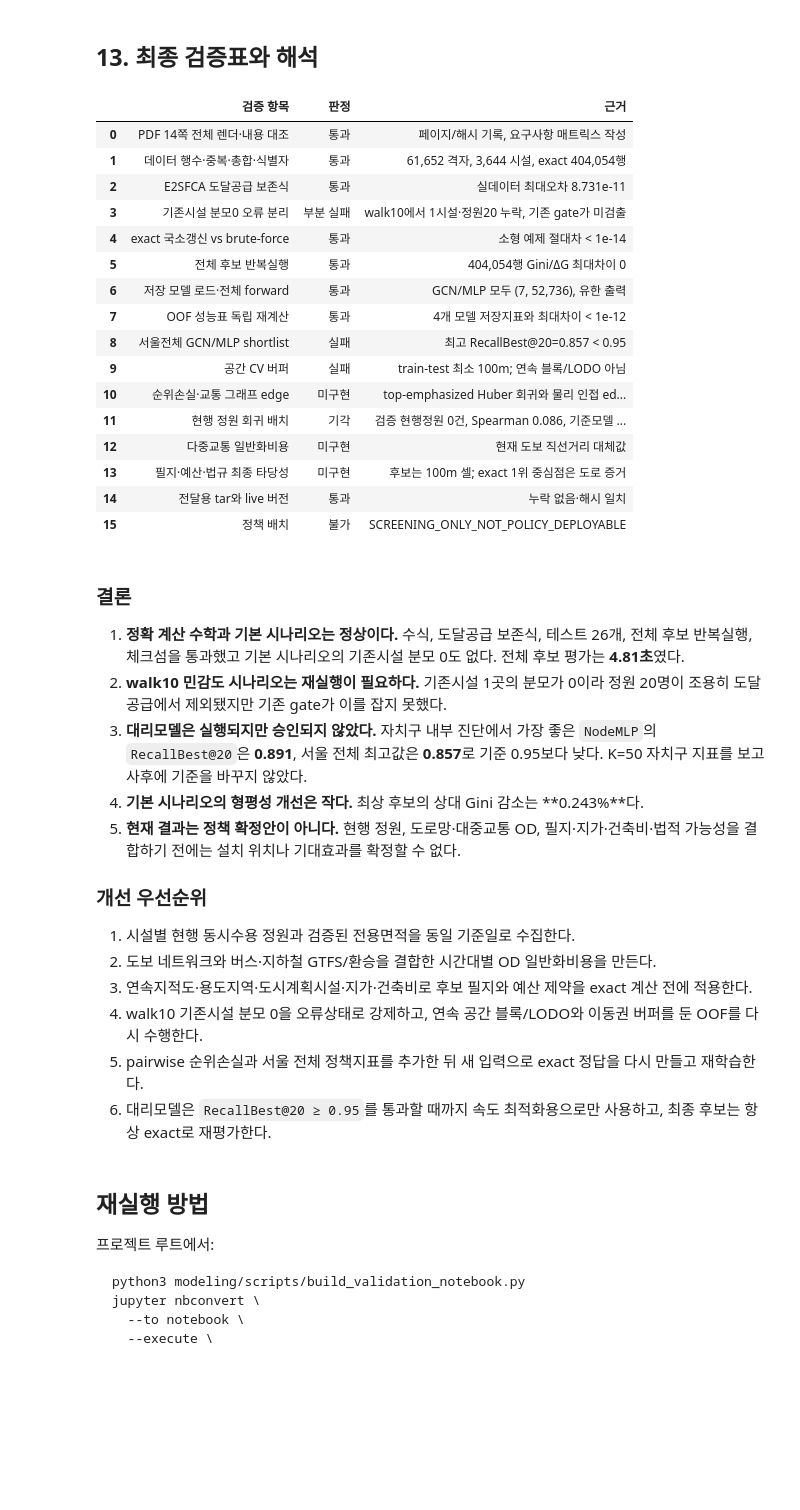
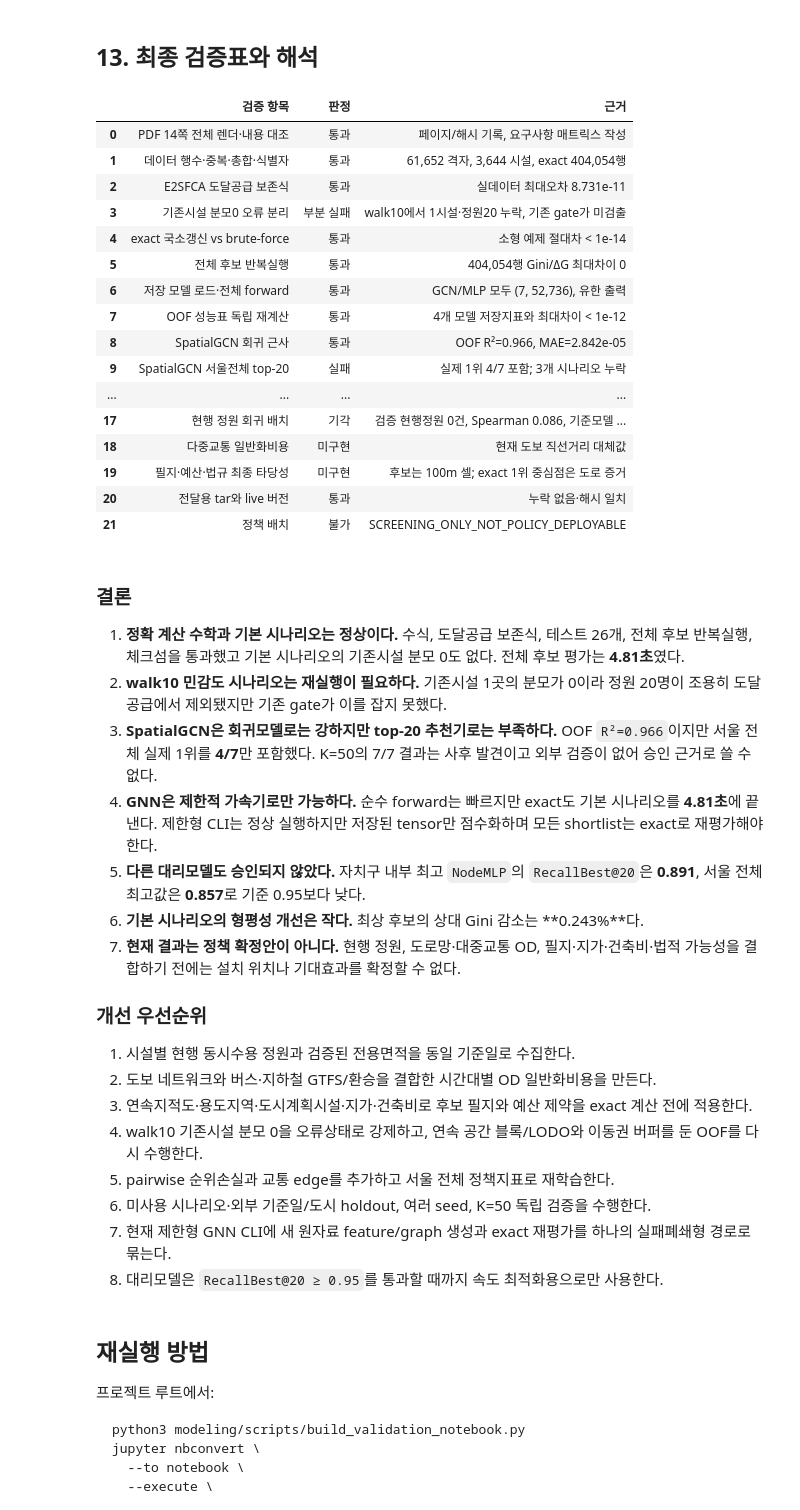
Before and after one commit to monitor5/Planning, a Jupyter notebook: modeling/notebooks/14_rewritten_model_revalidation.ipynb, the cells around one changed output. Drawn from its saved outputs; the diff is of its cells as text; code cells hidden in the pictures; blank space fills up the shorter version.

Commit message:
Strengthen GNN validation and runtime handoff

```diff
--- a/modeling/notebooks/14_rewritten_model_revalidation.ipynb
+++ b/modeling/notebooks/14_rewritten_model_revalidation.ipynb
@@ -1140,7 +1955,10 @@ import tarfile
 
 archive_path = MODELING / "artifacts" / "elder_guardian_model_run_20260727_improved.tar.gz"
 required_archive_members = {
+    "modeling/GNN_MODEL_CARD.md",
+    "modeling/scripts/predict_gnn.py",
     "modeling/scripts/retune_surrogate.py",
+    "modeling/artifacts/run_20260727_improved/gnn_deployment_contract.json",
     "modeling/artifacts/run_20260727_improved/mlp_surrogate.pt",
     "modeling/artifacts/run_20260727_improved/surrogate_ensemble.json",
     "modeling/artifacts/run_20260727_improved/surrogate_improvement.json",
@@ -1221,7 +2039,13 @@ scorecard = pd.DataFrame(
         ("전체 후보 반복실행", "통과", "404,054행 Gini/ΔG 최대차이 0"),
         ("저장 모델 로드·전체 forward", "통과", "GCN/MLP 모두 (7, 52,736), 유한 출력"),
         ("OOF 성능표 독립 재계산", "통과", "4개 모델 저장지표와 최대차이 < 1e-12"),
+        ("SpatialGCN 회귀 근사", "통과", f"OOF R²={gcn_r2:.3f}, MAE={gcn_mae:.3e}"),
+        ("SpatialGCN 서울전체 top-20", "실패", f"실제 1위 {gcn_k20_hits}/7 포함; 3개 시나리오 누락"),
+        ("SpatialGCN 서울전체 top-50", "실험적", f"7/7 포함, 사후 발견·95% CI 하한 {k50_ci[0]:.3f}"),
         ("서울전체 GCN/MLP shortlist", "실패", f"최고 RecallBest@20={policy_metrics['서울전체 RecallBest@20'].max():.3f} < 0.95"),
+        ("SpatialGCN 순수 추론", "통과", f"7×52,736 forward 중앙값 {median_forward_seconds:.3f}초"),
+        ("GNN 제한형 CLI", "통과", "체크섬·shape·feature/scenario 순서·유한값 검증"),
+        ("GNN 운영 경로", "미완료", "새 원자료 feature API와 exact 자동 재평가 필요"),
         ("공간 CV 버퍼", "실패", f"train-test 최소 {buffer_audit['train까지 최소거리(m)'].min():.0f}m; 연속 블록/LODO 아님"),
         ("순위손실·교통 그래프 edge", "미구현", "top-emphasized Huber 회귀와 물리 인접 edge만 사용"),
         ("현행 정원 회귀 배치", "기각", "검증 현행정원 0건, Spearman 0.086, 기준모델 우위 없음"),
@@ -1237,54 +2061,60 @@ display(scorecard)
 best_surrogate = surrogate_table.sort_values(
     ["best_in_predicted_top_k", "relative_policy_regret"], ascending=[False, True]
 ).iloc[0]
 display(
     Markdown(
         f'''
 ### 결론
 
 1. **정확 계산 수학과 기본 시나리오는 정상이다.** 수식, 도달공급 보존식, 테스트 26개, 전체 후보 반복실행, 체크섬을 통과했고 기본 시나리오의 기존시설 분모 0도 없다. 전체 후보 평가는 **{base['exact_runtime_seconds']:.2f}초**였다.
 2. **walk10 민감도 시나리오는 재실행이 필요하다.** 기존시설 1곳의 분모가 0이라 정원 20명이 조용히 도달공급에서 제외됐지만 기존 gate가 이를 잡지 못했다.
-3. **대리모델은 실행되지만 승인되지 않았다.** 자치구 내부 진단에서 가장 좋은 `{best_surrogate['model']}`의 `RecallBest@20`은 **{best_surrogate['best_in_predicted_top_k']:.3f}**, 서울 전체 최고값은 **{policy_metrics['서울전체 RecallBest@20'].max():.3f}**로 기준 0.95보다 낮다. K=50 자치구 지표를 보고 사후에 기준을 바꾸지 않았다.
-4. **기본 시나리오의 형평성 개선은 작다.** 최상 후보의 상대 Gini 감소는 **{base['relative_gini_reduction_pct']:.3f}%**다.
-5. **현재 결과는 정책 확정안이 아니다.** 현행 정원, 도로망·대중교통 OD, 필지·지가·건축비·법적 가능성을 결합하기 전에는 설치 위치나 기대효과를 확정할 수 없다.
+3. **SpatialGCN은 회귀모델로는 강하지만 top-20 추천기로는 부족하다.** OOF `R²={gcn_r2:.3f}`이지만 서울 전체 실제 1위를 **{gcn_k20_hits}/7**만 포함했다. K=50의 7/7 결과는 사후 발견이고 외부 검증이 없어 승인 근거로 쓸 수 없다.
+4. **GNN은 제한적 가속기로만 가능하다.** 순수 forward는 빠르지만 exact도 기본 시나리오를 **{base['exact_runtime_seconds']:.2f}초**에 끝낸다. 제한형 CLI는 정상 실행하지만 저장된 tensor만 점수화하며 모든 shortlist는 exact로 재평가해야 한다.
+5. **다른 대리모델도 승인되지 않았다.** 자치구 내부 최고 `{best_surrogate['model']}`의 `RecallBest@20`은 **{best_surrogate['best_in_predicted_top_k']:.3f}**, 서울 전체 최고값은 **{policy_metrics['서울전체 RecallBest@20'].max():.3f}**로 기준 0.95보다 낮다.
+6. **기본 시나리오의 형평성 개선은 작다.** 최상 후보의 상대 Gini 감소는 **{base['relative_gini_reduction_pct']:.3f}%**다.
+7. **현재 결과는 정책 확정안이 아니다.** 현행 정원, 도로망·대중교통 OD, 필지·지가·건축비·법적 가능성을 결합하기 전에는 설치 위치나 기대효과를 확정할 수 없다.
 
 ### 개선 우선순위
 
 1. 시설별 현행 동시수용 정원과 검증된 전용면적을 동일 기준일로 수집한다.
 2. 도보 네트워크와 버스·지하철 GTFS/환승을 결합한 시간대별 OD 일반화비용을 만든다.
 3. 연속지적도·용도지역·도시계획시설·지가·건축비로 후보 필지와 예산 제약을 exact 계산 전에 적용한다.
 4. walk10 기존시설 분모 0을 오류상태로 강제하고, 연속 공간 블록/LODO와 이동권 버퍼를 둔 OOF를 다시 수행한다.
-5. pairwise 순위손실과 서울 전체 정책지표를 추가한 뒤 새 입력으로 exact 정답을 다시 만들고 재학습한다.
-6. 대리모델은 `RecallBest@20 ≥ 0.95`를 통과할 때까지 속도 최적화용으로만 사용하고, 최종 후보는 항상 exact로 재평가한다.
+5. pairwise 순위손실과 교통 edge를 추가하고 서울 전체 정책지표로 재학습한다.
+6. 미사용 시나리오·외부 기준일/도시 holdout, 여러 seed, K=50 독립 검증을 수행한다.
+7. 현재 제한형 GNN CLI에 새 원자료 feature/graph 생성과 exact 재평가를 하나의 실패폐쇄형 경로로 묶는다.
+8. 대리모델은 `RecallBest@20 ≥ 0.95`를 통과할 때까지 속도 최적화용으로만 사용한다.
 '''
     )
 )
 # %% [output]
 |  | 검증 항목 | 판정 | 근거 |
 | 0 | PDF 14쪽 전체 렌더·내용 대조 | 통과 | 페이지/해시 기록, 요구사항 매트릭스 작성 |
 | 1 | 데이터 행수·중복·총합·식별자 | 통과 | 61,652 격자, 3,644 시설, exact 404,054행 |
 | 2 | E2SFCA 도달공급 보존식 | 통과 | 실데이터 최대오차 8.731e-11 |
 | 3 | 기존시설 분모0 오류 분리 | 부분 실패 | walk10에서 1시설·정원20 누락, 기존 gate가 미검출 |
 | 4 | exact 국소갱신 vs brute-force | 통과 | 소형 예제 절대차 < 1e-14 |
 | 5 | 전체 후보 반복실행 | 통과 | 404,054행 Gini/ΔG 최대차이 0 |
 | 6 | 저장 모델 로드·전체 forward | 통과 | GCN/MLP 모두 (7, 52,736), 유한 출력 |
 | 7 | OOF 성능표 독립 재계산 | 통과 | 4개 모델 저장지표와 최대차이 < 1e-12 |
-| 8 | 서울전체 GCN/MLP shortlist | 실패 | 최고 RecallBest@20=0.857 < 0.95 |
-| 9 | 공간 CV 버퍼 | 실패 | train-test 최소 100m; 연속 블록/LODO 아님 |
-| 10 | 순위손실·교통 그래프 edge | 미구현 | top-emphasized Huber 회귀와 물리 인접 ed... |
-| 11 | 현행 정원 회귀 배치 | 기각 | 검증 현행정원 0건, Spearman 0.086, 기준모델 ... |
-| 12 | 다중교통 일반화비용 | 미구현 | 현재 도보 직선거리 대체값 |
-| 13 | 필지·예산·법규 최종 타당성 | 미구현 | 후보는 100m 셀; exact 1위 중심점은 도로 증거 |
-| 14 | 전달용 tar와 live 버전 | 통과 | 누락 없음·해시 일치 |
-| 15 | 정책 배치 | 불가 | SCREENING_ONLY_NOT_POLICY_DEPLOYABLE |
+| 8 | SpatialGCN 회귀 근사 | 통과 | OOF R²=0.966, MAE=2.842e-05 |
+| 9 | SpatialGCN 서울전체 top-20 | 실패 | 실제 1위 4/7 포함; 3개 시나리오 누락 |
+| ... | ... | ... | ... |
+| 17 | 현행 정원 회귀 배치 | 기각 | 검증 현행정원 0건, Spearman 0.086, 기준모델 ... |
+| 18 | 다중교통 일반화비용 | 미구현 | 현재 도보 직선거리 대체값 |
+| 19 | 필지·예산·법규 최종 타당성 | 미구현 | 후보는 100m 셀; exact 1위 중심점은 도로 증거 |
+| 20 | 전달용 tar와 live 버전 | 통과 | 누락 없음·해시 일치 |
+| 21 | 정책 배치 | 불가 | SCREENING_ONLY_NOT_POLICY_DEPLOYABLE |
 
 ### 결론
 
 1. **정확 계산 수학과 기본 시나리오는 정상이다.** 수식, 도달공급 보존식, 테스트 26개, 전체 후보 반복실행, 체크섬을 통과했고 기본 시나리오의 기존시설 분모 0도 없다. 전체 후보 평가는 **4.81초**였다.
 2. **walk10 민감도 시나리오는 재실행이 필요하다.** 기존시설 1곳의 분모가 0이라 정원 20명이 조용히 도달공급에서 제외됐지만 기존 gate가 이를 잡지 못했다.
-3. **대리모델은 실행되지만 승인되지 않았다.** 자치구 내부 진단에서 가장 좋은 `NodeMLP`의 `RecallBest@20`은 **0.891**, 서울 전체 최고값은 **0.857**로 기준 0.95보다 낮다. K=50 자치구 지표를 보고 사후에 기준을 바꾸지 않았다.
-4. **기본 시나리오의 형평성 개선은 작다.** 최상 후보의 상대 Gini 감소는 **0.243%**다.
-5. **현재 결과는 정책 확정안이 아니다.** 현행 정원, 도로망·대중교통 OD, 필지·지가·건축비·법적 가능성을 결합하기 전에는 설치 위치나 기대효과를 확정할 수 없다.
+3. **SpatialGCN은 회귀모델로는 강하지만 top-20 추천기로는 부족하다.** OOF `R²=0.966`이지만 서울 전체 실제 1위를 **4/7**만 포함했다. K=50의 7/7 결과는 사후 발견이고 외부 검증이 없어 승인 근거로 쓸 수 없다.
+4. **GNN은 제한적 가속기로만 가능하다.** 순수 forward는 빠르지만 exact도 기본 시나리오를 **4.81초**에 끝낸다. 제한형 CLI는 정상 실행하지만 저장된 tensor만 점수화하며 모든 shortlist는 exact로 재평가해야 한다.
+5. **다른 대리모델도 승인되지 않았다.** 자치구 내부 최고 `NodeMLP`의 `RecallBest@20`은 **0.891**, 서울 전체 최고값은 **0.857**로 기준 0.95보다 낮다.
+6. **기본 시나리오의 형평성 개선은 작다.** 최상 후보의 상대 Gini 감소는 **0.243%**다.
+7. **현재 결과는 정책 확정안이 아니다.** 현행 정원, 도로망·대중교통 OD, 필지·지가·건축비·법적 가능성을 결합하기 전에는 설치 위치나 기대효과를 확정할 수 없다.
 
 ### 개선 우선순위
 
@@ -1292,8 +2122,10 @@ display(
 2. 도보 네트워크와 버스·지하철 GTFS/환승을 결합한 시간대별 OD 일반화비용을 만든다.
 3. 연속지적도·용도지역·도시계획시설·지가·건축비로 후보 필지와 예산 제약을 exact 계산 전에 적용한다.
 4. walk10 기존시설 분모 0을 오류상태로 강제하고, 연속 공간 블록/LODO와 이동권 버퍼를 둔 OOF를 다시 수행한다.
-5. pairwise 순위손실과 서울 전체 정책지표를 추가한 뒤 새 입력으로 exact 정답을 다시 만들고 재학습한다.
-6. 대리모델은 `RecallBest@20 ≥ 0.95`를 통과할 때까지 속도 최적화용으로만 사용하고, 최종 후보는 항상 exact로 재평가한다.
+5. pairwise 순위손실과 교통 edge를 추가하고 서울 전체 정책지표로 재학습한다.
+6. 미사용 시나리오·외부 기준일/도시 holdout, 여러 seed, K=50 독립 검증을 수행한다.
+7. 현재 제한형 GNN CLI에 새 원자료 feature/graph 생성과 exact 재평가를 하나의 실패폐쇄형 경로로 묶는다.
+8. 대리모델은 `RecallBest@20 ≥ 0.95`를 통과할 때까지 속도 최적화용으로만 사용한다.
 # %% [markdown]
 ## 재실행 방법
 
```
Also changed, not shown: parts of 11 cells of this notebook, 13 other files.
